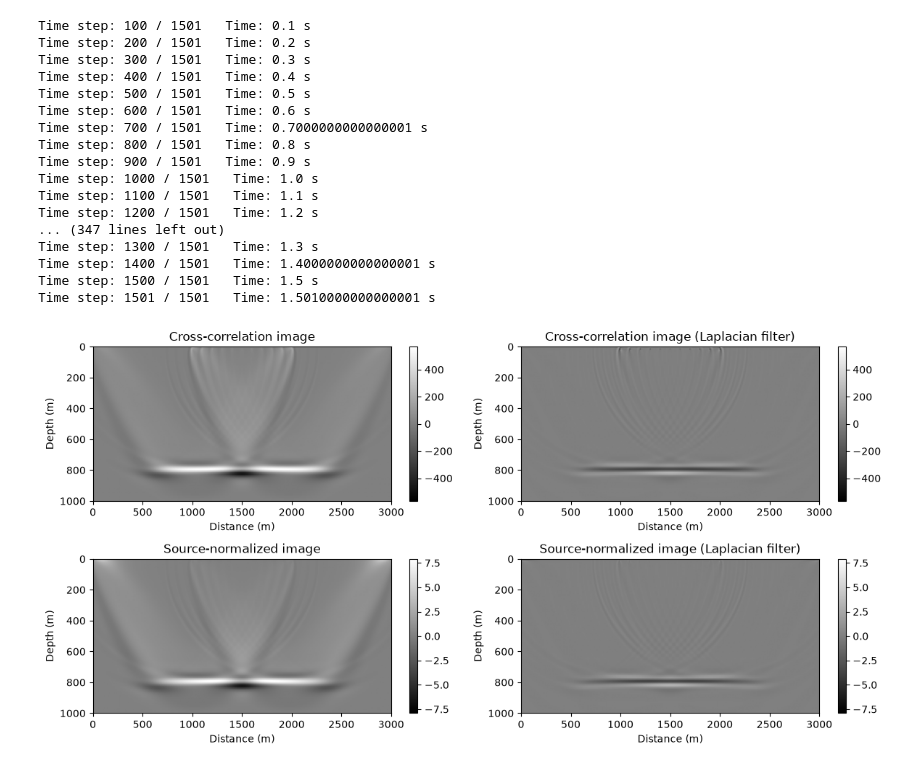
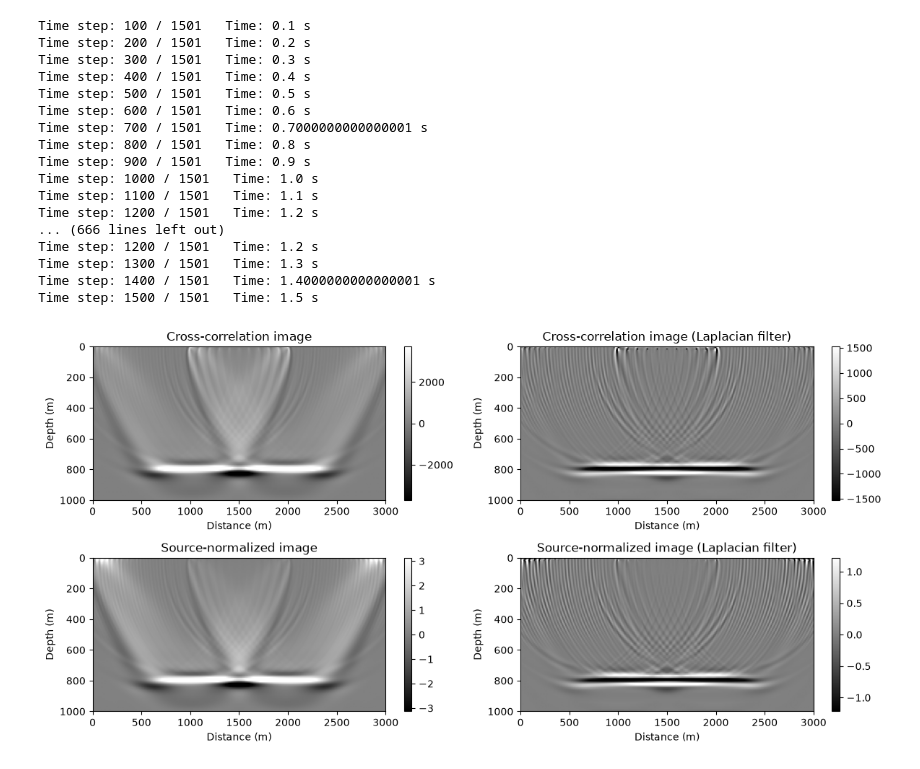
Before and after one commit to huxs890/Seismic-Wave-Modeling-and-Imaging, a Jupyter notebook: RTM_demo/main_image.ipynb, the cells around one changed output. Drawn from its saved outputs; the diff is of its cells as text; code cells hidden in the pictures.

```diff
--- a/RTM_demo/main_image.ipynb
+++ b/RTM_demo/main_image.ipynb
@@ -223,6 +230,8 @@ for i in range(len(ix_src)):
         )
     plt.xlabel("Distance (m)")
     plt.ylabel("Time (s)")
+    plt.gca().xaxis.tick_top()
+    plt.gca().xaxis.set_label_position('top')
     plt.colorbar()
 
 plt.tight_layout()
@@ -311,5 +322,5 @@ plt.show()
 # %%
-image1,image2 = RTM_imaging(
+image1_back,image2_back = RTM_imaging(
         velocity_smooth,
         dx,
         dz,
@@ -324,6 +335,22 @@ image1,image2 = RTM_imaging(
         shotgather_remove_direct, # shotgather = [n_source,nt,nx]
         n_abs = 40,
 )
+
+image1_ture,image2_ture = RTM_imaging(
+        velocity,
+        dx,
+        dz,
+        dt,
+        tmax,
+        order,
+        wavelet,
+        ix_src,   # ix_src = [x1,x2,x3,...]
+        iz_src,   # depth of source
+        ix_receiver, # x-position of receivers
+        iz_receiver, # depth of receivers
+        shotgather_remove_direct, # shotgather = [n_source,nt,nx]
+        n_abs = 40,
+)
 # %% [output]
 Time step: 100 / 1501   Time: 0.1 s
 Time step: 200 / 1501   Time: 0.2 s
@@ -337,16 +364,19 @@ Time step: 900 / 1501   Time: 0.9 s
 Time step: 1000 / 1501   Time: 1.0 s
 Time step: 1100 / 1501   Time: 1.1 s
 Time step: 1200 / 1501   Time: 1.2 s
-... (347 lines left out)
+... (666 lines left out)
+Time step: 1200 / 1501   Time: 1.2 s
 Time step: 1300 / 1501   Time: 1.3 s
 Time step: 1400 / 1501   Time: 1.4000000000000001 s
 Time step: 1500 / 1501   Time: 1.5 s
-Time step: 1501 / 1501   Time: 1.5010000000000001 s
 # %%
+image1 = image1_back
+image2 = image2_back
+
 plt.figure(figsize=(12,6))
 plt.subplot(2,2,1)
 vmax = np.max(image1)
-# vmax = np.percentile(np.abs(image1[20:, :]),98)
+vmax = np.percentile(np.abs(image1[20:, :]),98)
 plt.imshow(
     image1,
     extent=[0,x_max,z_max,0],
@@ -363,7 +393,7 @@ plt.colorbar()
 plt.subplot(2,2,2)
 vmax = np.max(image1)
 image1_laplacian = laplace(image1)
-# vmax = np.percentile(np.abs(image1_laplace[20:, :]),98)
+vmax = np.percentile(np.abs(image1_laplacian[20:, :]),98)
 plt.imshow(
     image1_laplacian,
     extent=[0,x_max,z_max,0],
@@ -379,37 +409,37 @@ plt.colorbar()
 
 plt.subplot(2,2,3)
 vmax = np.max(image2)
-# vmax = np.percentile(np.abs(image2[20:, :]),98)
+vmax = np.percentile(np.abs(image2[20:, :]),98)
 plt.imshow(
     image2,
     extent=[0,x_max,z_max,0],
     aspect='auto',
     cmap="gray",
     vmin=-vmax,
     vmax=vmax,
     )
 plt.xlabel("Distance (m)")
 plt.ylabel("Depth (m)")
 plt.title('Source-normalized image')
 plt.colorbar()
 
 plt.subplot(2,2,4)
 vmax = np.max(image2)
 image2_laplacian = laplace(image2)
-# vmax = np.percentile(np.abs(image2_laplace[20:, :]),98)
+vmax = np.percentile(np.abs(image2_laplacian[20:, :]),98)
 plt.imshow(
     image2_laplacian,
     extent=[0,x_max,z_max,0],
     aspect='auto',
     cmap="gray",
     vmin=-vmax,
     vmax=vmax,
     )
 plt.xlabel("Distance (m)")
 plt.ylabel("Depth (m)")
 plt.title('Source-normalized image (Laplacian filter)')
 plt.colorbar()
 plt.tight_layout()
 plt.show()
 # %% [output]
-[figure, old version]
+[figure, new version]
```
Also changed, not shown: parts of 5 cells of this notebook, 2 other files.
